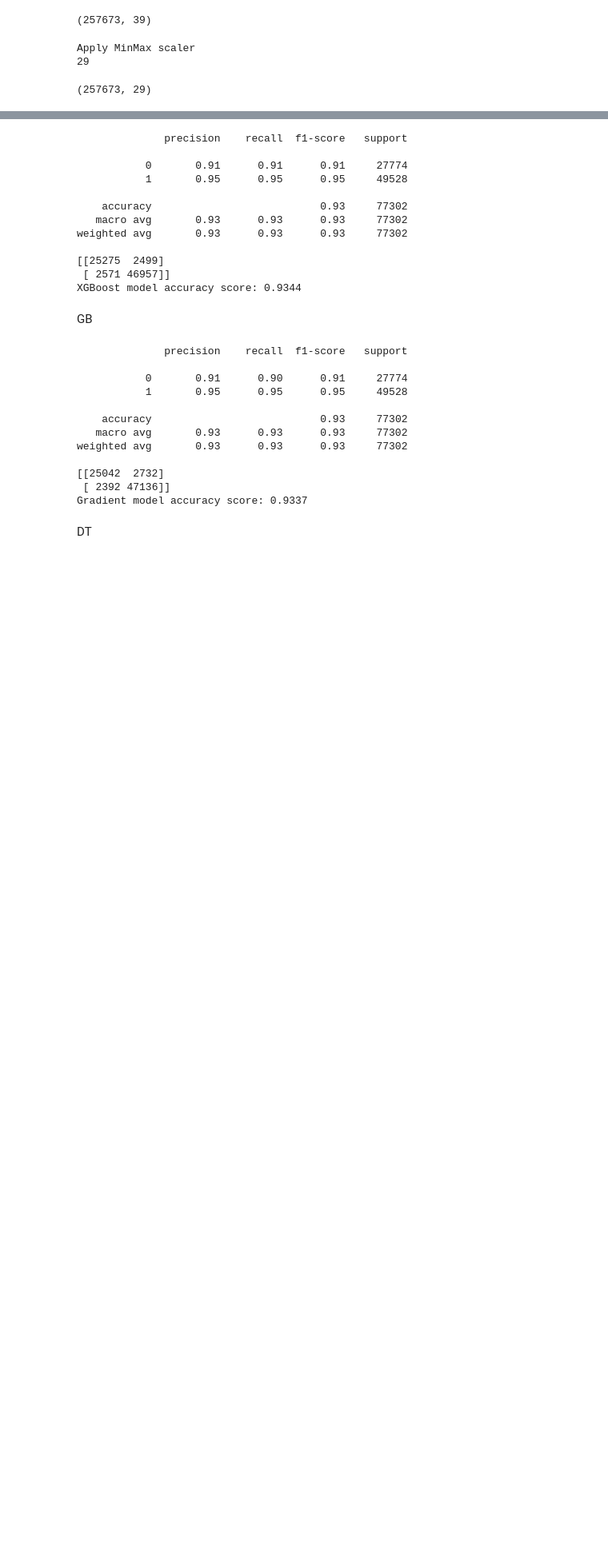
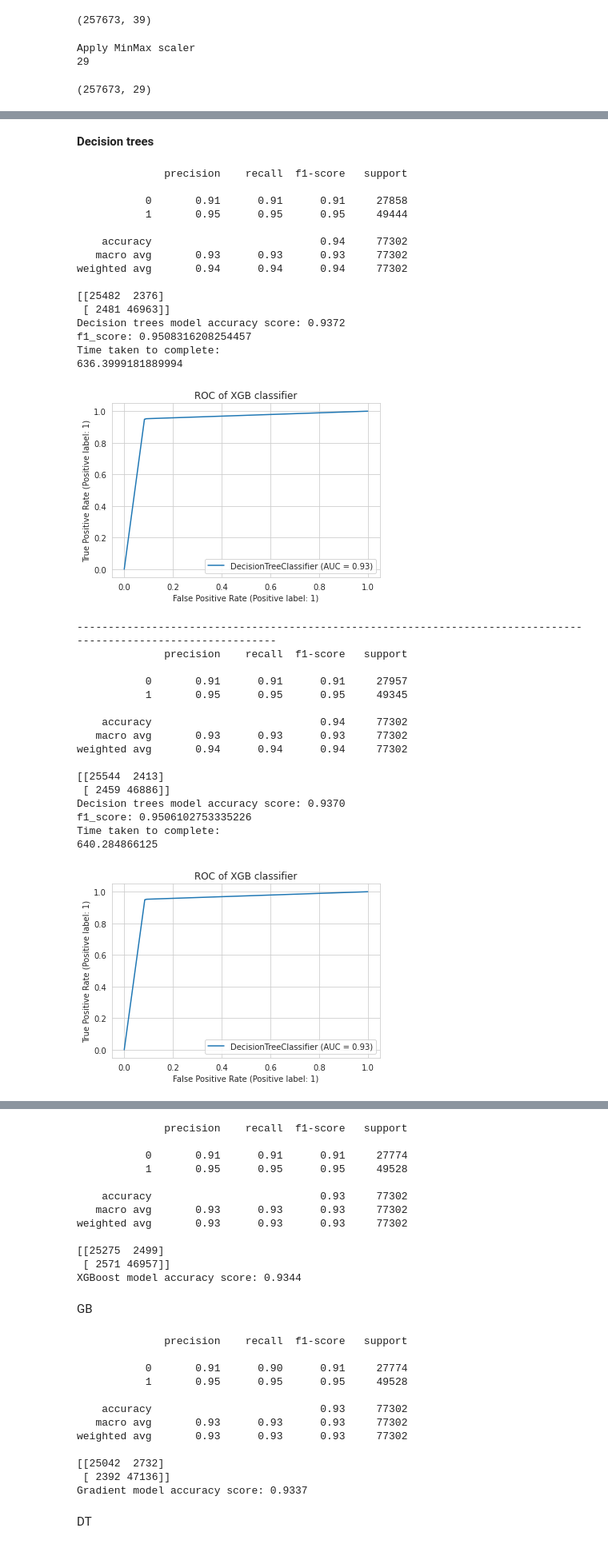
Before and after one commit to divyaKh/CMPE255Project, a Jupyter notebook: 4.ML_Models/Final_notebook.ipynb, the cells around one changed output, grey strips where cells are left out. Shown at 80% size. Drawn from its saved outputs; the diff is of its cells as text; code cells hidden in the pictures; blank space fills up the shorter version.

```diff
--- a/4.ML_Models/Final_notebook.ipynb
+++ b/4.ML_Models/Final_notebook.ipynb
@@ -491,0 +817,61 @@ Apply MinMax scaler
+# %% [markdown]
+**Decision trees**
+# %%
+acc2=[]
+f3=[]
+dataset = ['X','X_pca','X_mm_corr','X_mm','X_ss','X_ss_corr']
+j=['y','y_pca','y_mm_corr','y_mm','y_ss','y_ss_corr']
+for i in range(0,len(dataset)):
+  dataset[i]=combine.drop(columns='label')
+  j[i]=combine['label']
+  X_train, X_test, y_train, y_test = train_test_split(dataset[i], j[i], test_size=0.3)
+  model = DecisionTreeClassifier()
+  model.fit(X_train, y_train)
+  predicted_dt_y = model.predict(X_test)
+  print(metrics.classification_report(y_test, predicted_dt_y))
+  print(metrics.confusion_matrix(y_test, predicted_dt_y))
+  print('Decision trees model accuracy score: {0:0.4f}'. format(accuracy_score(y_test, predicted_dt_y)))
+  acc2 = accuracy_score(y_test, predicted_dt_y)
+  f3=f1_score(y_test, predicted_dt_y)
+  print("f1_score:",f3)
+  print("Time taken to complete:")
+  print(time.process_time() - start)
+  #plot ROC curve
+  metrics.plot_roc_curve(model, X_test, y_test)
+  plt.title("ROC of XGB classifier")
+  plt.show()
+  print("-----------------------------------------------------------------------------------------------------------------")
+# %% [output]
+              precision    recall  f1-score   support
+
+           0       0.91      0.91      0.91     27858
+           1       0.95      0.95      0.95     49444
+
+    accuracy                           0.94     77302
+   macro avg       0.93      0.93      0.93     77302
+weighted avg       0.94      0.94      0.94     77302
+
+[[25482  2376]
+ [ 2481 46963]]
+Decision trees model accuracy score: 0.9372
+f1_score: 0.9508316208254457
+Time taken to complete:
+636.3999181889994
+[figure, added]
+-----------------------------------------------------------------------------------------------------------------
+              precision    recall  f1-score   support
+
+           0       0.91      0.91      0.91     27957
+           1       0.95      0.95      0.95     49345
+
+    accuracy                           0.94     77302
+   macro avg       0.93      0.93      0.93     77302
+weighted avg       0.94      0.94      0.94     77302
+
+[[25544  2413]
+ [ 2459 46886]]
+Decision trees model accuracy score: 0.9370
+f1_score: 0.9506102753335226
+Time taken to complete:
+640.284866125
+[figure, added]
```
Also changed, not shown: parts of 21 cells of this notebook.
